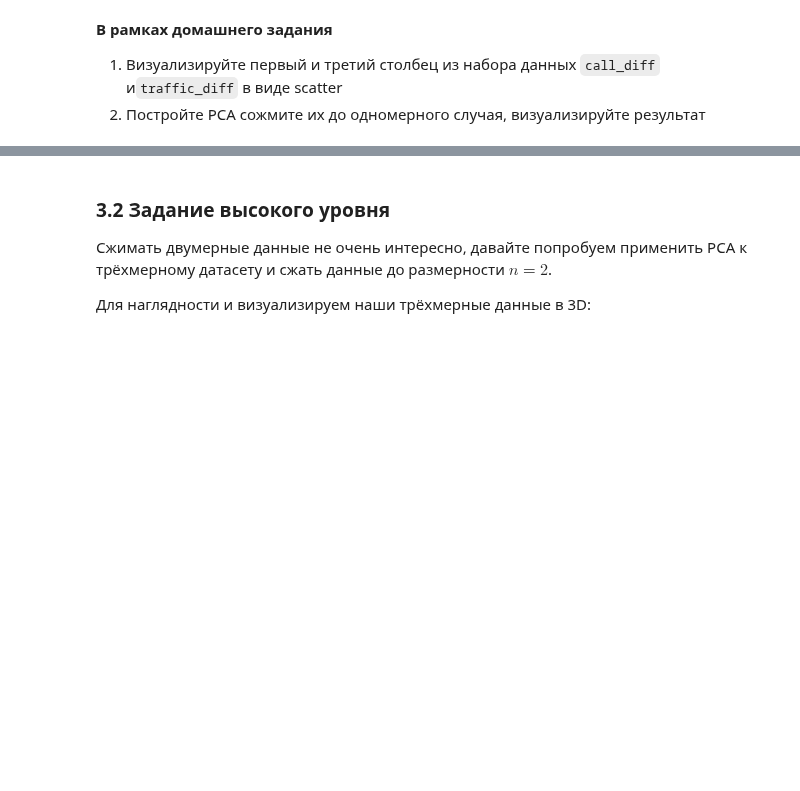
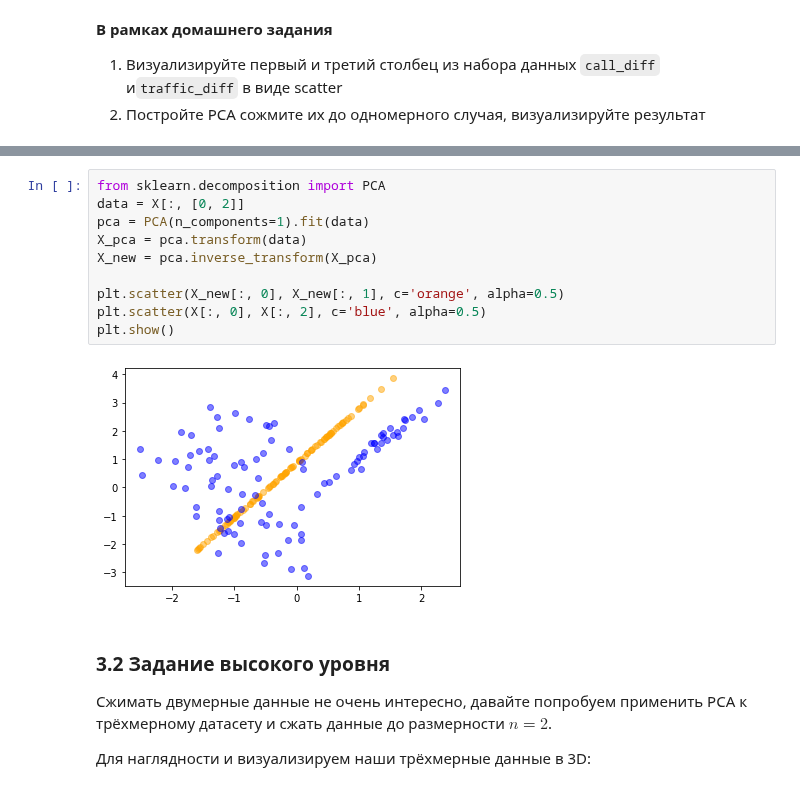
Before and after one commit to larinsi/DS0P, a Jupyter notebook: Machine_learning_Entry_level/08_ML_Additional_techniques_Pt1/jun_ml_dimension_reduction_hw_2_.ipynb, the cells around one changed output, grey strips where cells are left out. Drawn from its saved outputs; the diff is of its cells as text; blank space fills up the shorter version.

```diff
--- a/Machine_learning_Entry_level/08_ML_Additional_techniques_Pt1/jun_ml_dimension_reduction_hw_2_.ipynb
+++ b/Machine_learning_Entry_level/08_ML_Additional_techniques_Pt1/jun_ml_dimension_reduction_hw_2_.ipynb
@@ -49,3 +52,15 @@ df_source.head()
+# %%
+from sklearn.decomposition import PCA
+data = X[:, [0, 2]]
+pca = PCA(n_components=1).fit(data)
+X_pca = pca.transform(data)
+X_new = pca.inverse_transform(X_pca)
+
+plt.scatter(X_new[:, 0], X_new[:, 1], c='orange', alpha=0.5)
+plt.scatter(X[:, 0], X[:, 2], c='blue', alpha=0.5)
+plt.show()
+# %% [output]
+[figure, added]
 # %% [markdown]
 ### 3.2 Задание высокого уровня
 
```
Also changed, not shown: parts of 2 cells of this notebook.
